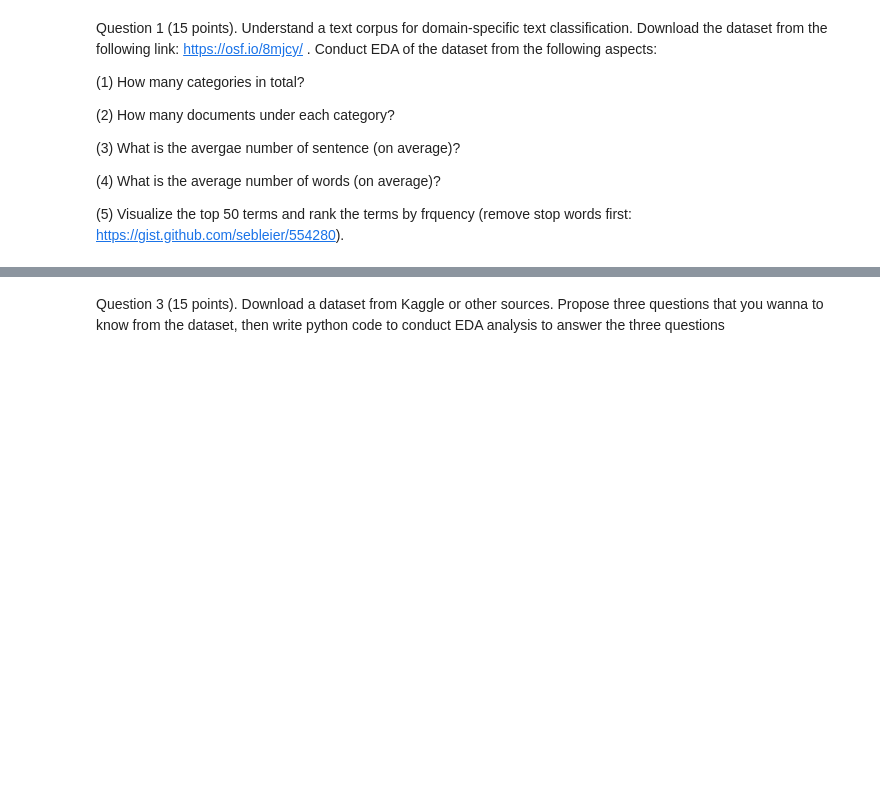
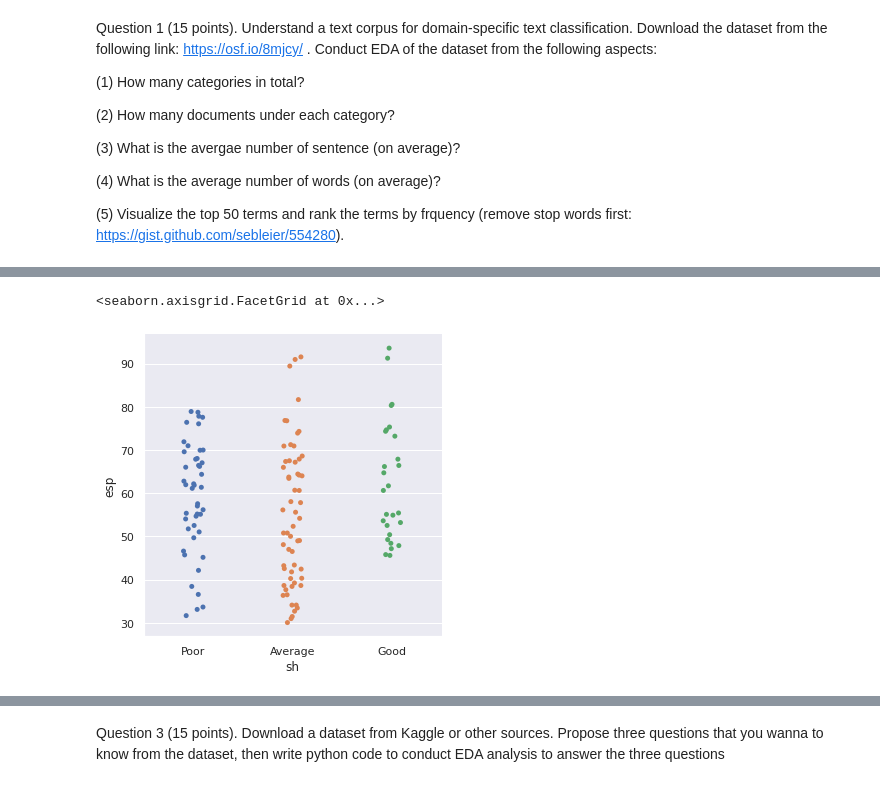
Before and after one commit to samhithaPeddireddy/Samhitha_Info5502_Spring2022, a Jupyter notebook: lab_assignment_04.ipynb, the cells around one changed output, grey strips where cells are left out. Saved outputs shown, nothing was run; the diff lists cells and outputs as text; code cells hidden in the pictures; blank space fills up the shorter version.

```diff
--- a/lab_assignment_04.ipynb
+++ b/lab_assignment_04.ipynb
@@ -118,0 +233,22 @@ If Percentage < 30 then Fail
+# %%
+# 3.)
+import random
+import seaborn as sns
+import pandas as pd
+data_new = pd.DataFrame(df.sh)
+data_new['esp'] = pd.DataFrame(df.esp)
+for ind in df.index:
+    if data_new['esp'][ind] == "Best":
+      data_new['esp'][ind] = random.uniform(80,100)
+    elif data_new['esp'][ind] == "Good":
+      data_new['esp'][ind] = random.uniform(60,79)
+    elif data_new['esp'][ind] == "Vg":
+      data_new['esp'][ind] = random.uniform(45,59)
+    elif data_new['esp'][ind] == "Pass":
+      data_new['esp'][ind] = random.uniform(30,44)
+    elif data_new['esp'][ind] == "Fail":
+      data_new['esp'][ind] = random.uniform(0,29)
+sns.factorplot(x='sh',y='esp', kind = 'strip',data=data_new)
+# %% [output]
+<seaborn.axisgrid.FacetGrid at 0x...>
+[figure, added]
```
Also changed, not shown: parts of 18 cells of this notebook.
